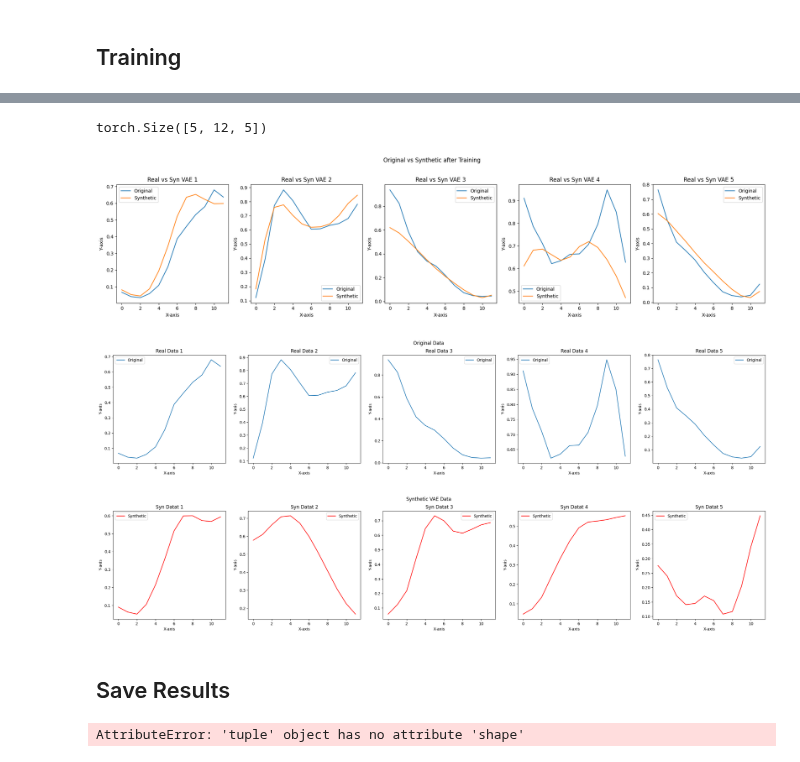
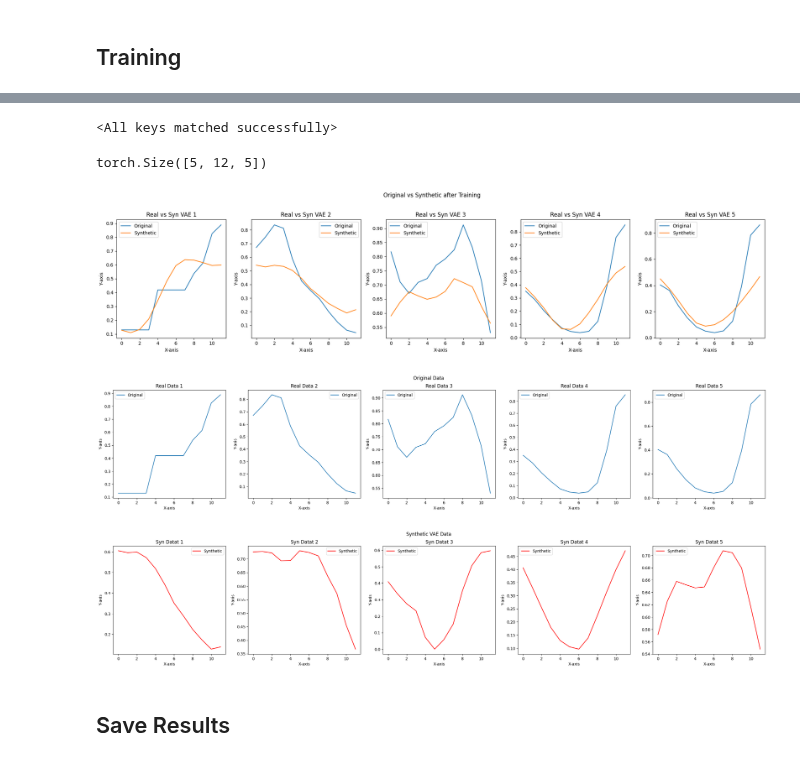
Before and after one commit to arneallwardt/time_series_data_augmentation, a Jupyter notebook: data_generation/VAE/VAE_training.ipynb, the cells around one changed output, grey strips where cells are left out. Saved outputs shown, nothing was run; the diff lists cells and outputs as text; code cells hidden in the pictures.

Commit message:
refinded FCVAE implementation

```diff
--- a/data_generation/VAE/VAE_training.ipynb
+++ b/data_generation/VAE/VAE_training.ipynb
@@ -31,9 +31,10 @@ REAL_DATA_FOLDER = DATA_FOLDER / "real"
 SYNTHETIC_DATA_FOLDER = DATA_FOLDER / "synthetic"
 BENCHMARK = False
 # %%
+model_name = 'FCVAE'
 hyperparameters = {
     "seq_len": 12,
-    "lr": 0.001,
+    "lr": 0.0004,
     "batch_size": 32,
     "num_epochs": 1000,
     "device": 'cuda' if torch.cuda.is_available() else 'cpu'
@@ -139,3 +140,13 @@ Early stopping at epoch 139
+# %%
+# load best model
+if model_name == 'ConvVAE':
+    test_model = ConvVAE(verbose=False).to(hyperparameters['device'])
+elif model_name == 'FCVAE':
+    test_model = FCVAE().to(hyperparameters['device'])
+
+test_model.load_state_dict(torch.load(f"{model_name}.pth"))
+# %% [output]
+<All keys matched successfully>
 # %%
 no_samples = 5
 samples = next(iter(test_loader))[0]
@@ -144,42 +155,42 @@ random_test_sample = torch.tensor(samples[random_indices], dtype=torch.float32)
 random_test_sample = random_test_sample.float().to(hyperparameters['device'])
 
 print(random_test_sample.shape)
 
-model.eval()
+test_model.eval()
 with torch.inference_mode():
-    _, _, test_pred = model(random_test_sample)
+    _, _, test_pred = test_model(random_test_sample)
     # why is test_pred a tuple=
 
 test_plot = dc(random_test_sample.detach().numpy())
 pred_plot = dc(test_pred.detach().numpy())
 
 # Erstellen Sie eine Figur und ein Array von Subplots
 fig, axes = plt.subplots(1, no_samples, figsize=(20, 5))  # 1 Reihe, 5 Spalten
 
 # Plotten Sie die Daten auf jedem Subplot
 for i in range(no_samples):
     axes[i].plot(test_plot[i, :, 0], label='Original')
     axes[i].plot(pred_plot[i, :, 0], label='Synthetic')
     axes[i].legend()
     axes[i].set_title(f'Real vs Syn VAE {i+1}')
     axes[i].set_xlabel('X-axis')
     axes[i].set_ylabel('Y-axis')
 
 # Setzen Sie einen Gesamt-Titel für die gesamte Figur
 fig.suptitle('Original vs Synthetic after Training')
 
 # Zeigen Sie die Plots an
 plt.tight_layout(rect=[0, 0, 1, 0.96])  # Platz für den Gesamt-Titel
 plt.show()
 # %% [output]
 torch.Size([5, 12, 5])
-[figure, old version]
+[figure, new version]
 # %%
 ### get new data
 z = torch.randn(no_samples, 4).to(hyperparameters['device'])
 with torch.inference_mode():
-    model.eval()
-    new_samples = model.decode(z)
+    test_model.eval()
+    new_samples = test_model.decode(z)
 
 
 ### Real Data Plot ###
@@ -209,7 +220,7 @@ for i in range(no_samples):
 fig.suptitle('Synthetic VAE Data')
 plt.show()
 # %% [output]
-[figure, old version]
+[figure, new version]
-[figure, old version]
+[figure, new version]
 # %% [markdown]
 ## Save Results
@@ -222,4 +226,0 @@ with torch.inference_mode():
-# %%
-syn_train.shape, syn_test.shape, syn_val.shape
-# %% [output]
-AttributeError: 'tuple' object has no attribute 'shape'
```
Also changed, not shown: parts of 12 cells of this notebook, 4 other files.
